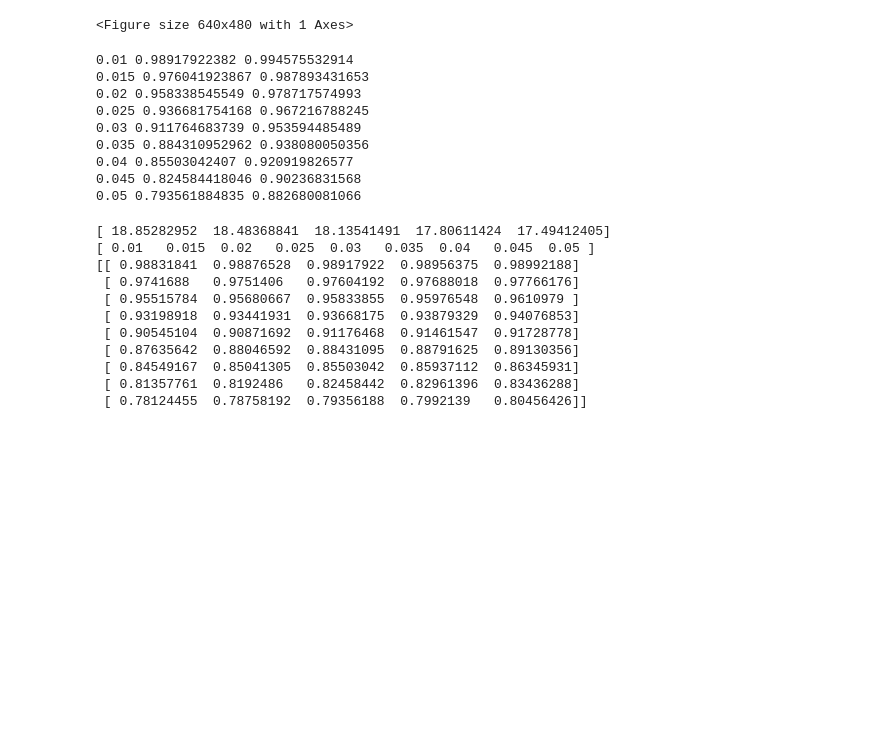
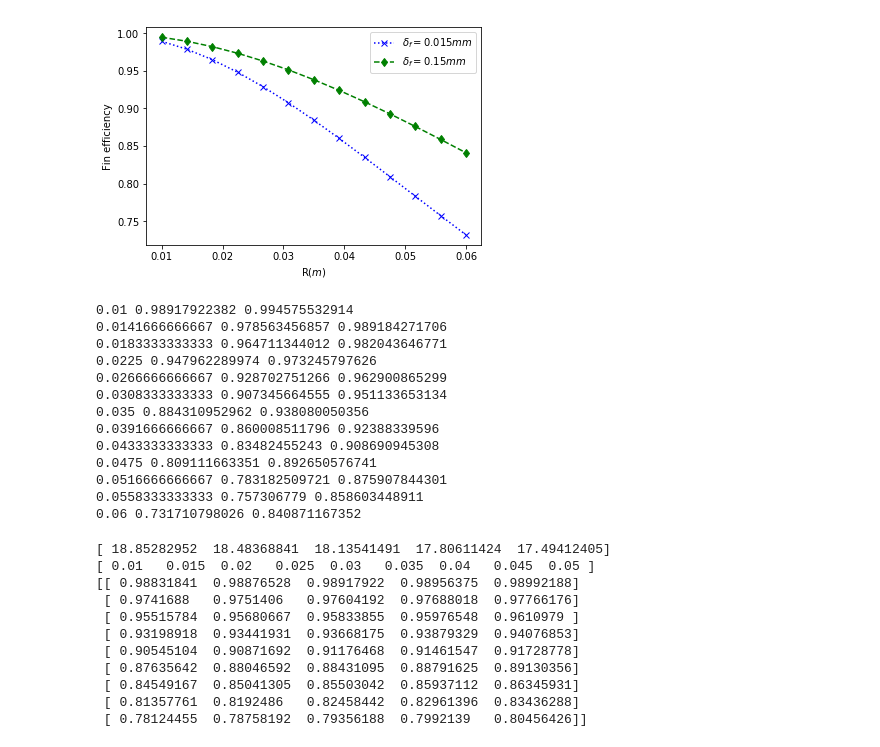
Before and after one commit to truekrizalid/Refrigerator_Design, a Jupyter notebook: chapter_2/fin-efficiency.ipynb, the cells around one changed output. Cells and saved outputs as stored; diff of their text form; code cells hidden in the pictures; blank space fills up the shorter version.

```diff
--- a/chapter_2/fin-efficiency.ipynb
+++ b/chapter_2/fin-efficiency.ipynb
@@ -1,39 +1,43 @@
 # %%
 import numpy as np
 import matplotlib.pyplot as plt
 
 df=1.5e-5 # aluminium foil thickness 0.015mm
 df2 = 1.5e-4
 dp = 0.45e-3 # side steel plate thickness 0.4mm
 kf= 227 # heat conductivity Wm^-1K^-1
 kp = 60 # heat conductivity Wm^-1K^-1
 h= 10 # heat transfer coefficient Wm^-2K^-1
 m = (h/(kf*df+kp*dp))**0.5
-R = np.linspace(10,50,9)*1e-3
+R = np.linspace(10,60,13)*1e-3
 uf = np.tanh(m*R)/(m*R)
 ### new data
 m2= (h/(kf*df2+kp*dp))**0.5
 uf2 = np.tanh(m2*R)/(m2*R)
 plt.plot(R, uf,label = "$\delta_f = 0.015mm$",linestyle=':',marker = "x",color ="blue")
 plt.plot(R, uf2,label = "$\delta_f = 0.15mm$",linestyle='--',marker = "d",color ="green")
 plt.xlabel("R($m$)")
 plt.ylabel("Fin efficiency")
 plt.legend()
 plt.savefig("pl_fin_eff.png",dpi=300,figsize = 1000)
 plt.show()
 for i in range(0,len(R)):
     print(R[i],uf[i],uf2[i])
 # %% [output]
+[figure, added]
-<Figure size 640x480 with 1 Axes>
+0.01 0.98917922382 0.994575532914
+0.0141666666667 0.978563456857 0.989184271706
+0.0183333333333 0.964711344012 0.982043646771
+0.0225 0.947962289974 0.973245797626
+0.0266666666667 0.928702751266 0.962900865299
+0.0308333333333 0.907345664555 0.951133653134
+0.035 0.884310952962 0.938080050356
+0.0391666666667 0.860008511796 0.92388339596
+0.0433333333333 0.83482455243 0.908690945308
+0.0475 0.809111663351 0.892650576741
+0.0516666666667 0.783182509721 0.875907844301
+0.0558333333333 0.757306779 0.858603448911
+0.06 0.731710798026 0.840871167352
-0.01 0.98917922382 0.994575532914
-0.015 0.976041923867 0.987893431653
-0.02 0.958338545549 0.978717574993
-0.025 0.936681754168 0.967216788245
-0.03 0.911764683739 0.953594485489
-0.035 0.884310952962 0.938080050356
-0.04 0.85503042407 0.920919826577
-0.045 0.824584418046 0.90236831568
-0.05 0.793561884835 0.882680081066
 # %%
 df= np.linspace(0.5,2.5,5)*1e-5 # aluminium foil thickness 0.015mm
 dp = 0.45e-3 # side steel plate thickness 0.4mm
```
Also changed, not shown: 6 other files.
